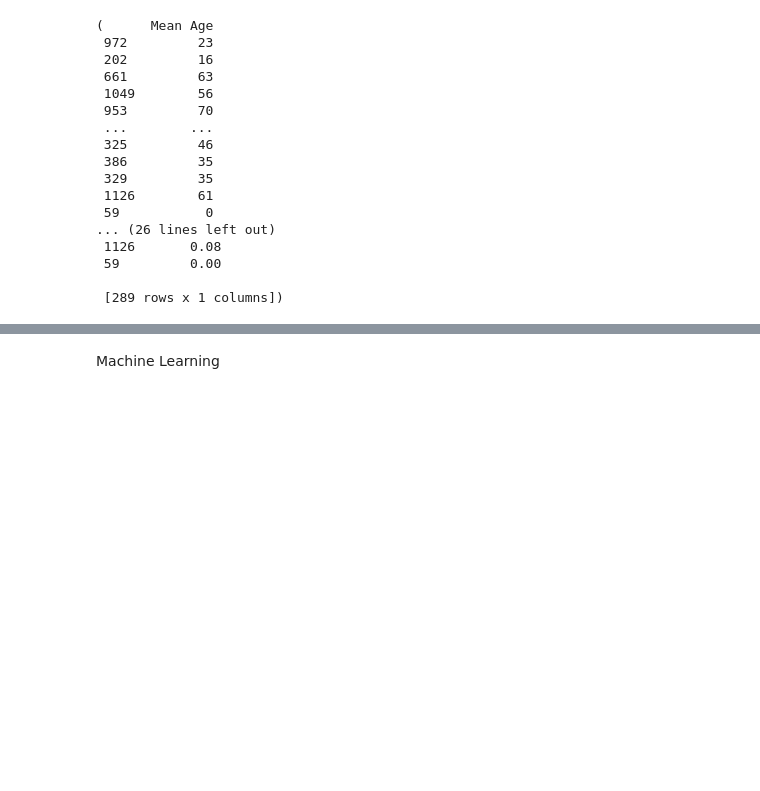
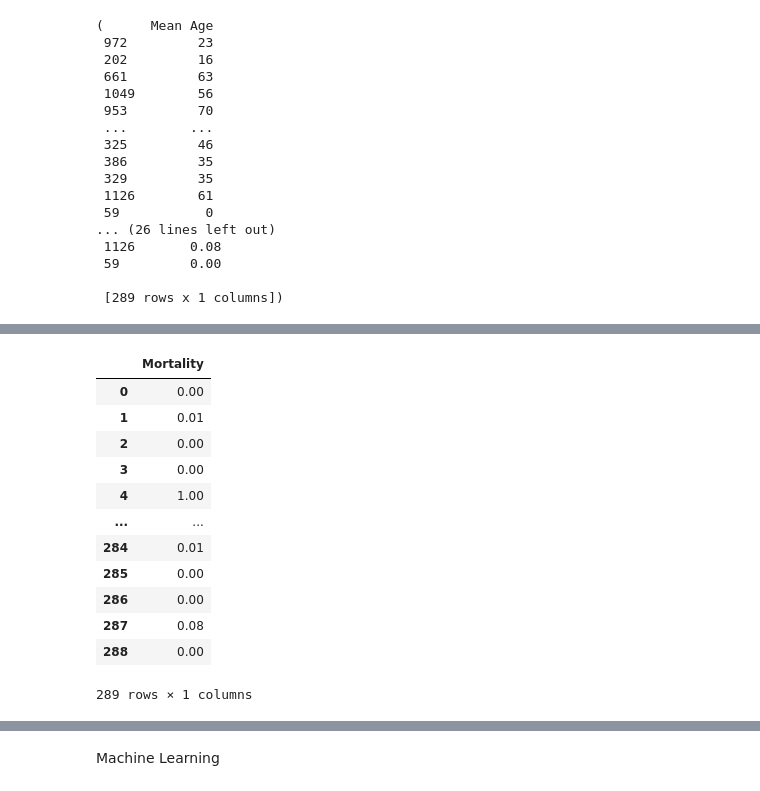
Before and after one commit to stellakk75/COVID-19RiskCalc, a Jupyter notebook: MachineLearningQ1.ipynb, the cells around one changed output, grey strips where cells are left out. Saved outputs shown, nothing was run; the diff lists cells and outputs as text; code cells hidden in the pictures; blank space fills up the shorter version.

```diff
--- a/MachineLearningQ1.ipynb
+++ b/MachineLearningQ1.ipynb
@@ -138,4 +142,20 @@ risk_age['predicted_clusters']=predicted_clusters
 # %%
 y_test.reset_index(drop=True, inplace=True)
+# %%
+y_test
+# %% [output]
+|  | Mortality |
+| 0 | 0.00 |
+| 1 | 0.01 |
+| 2 | 0.00 |
+| 3 | 0.00 |
+| 4 | 1.00 |
+| ... | ... |
+| 284 | 0.01 |
+| 285 | 0.00 |
+| 286 | 0.00 |
+| 287 | 0.08 |
+| 288 | 0.00 |
+289 rows × 1 columns
 # %%
 risk_age['Mortality']= y_test
```
Also changed, not shown: parts of 14 cells of this notebook, 2 other files.
